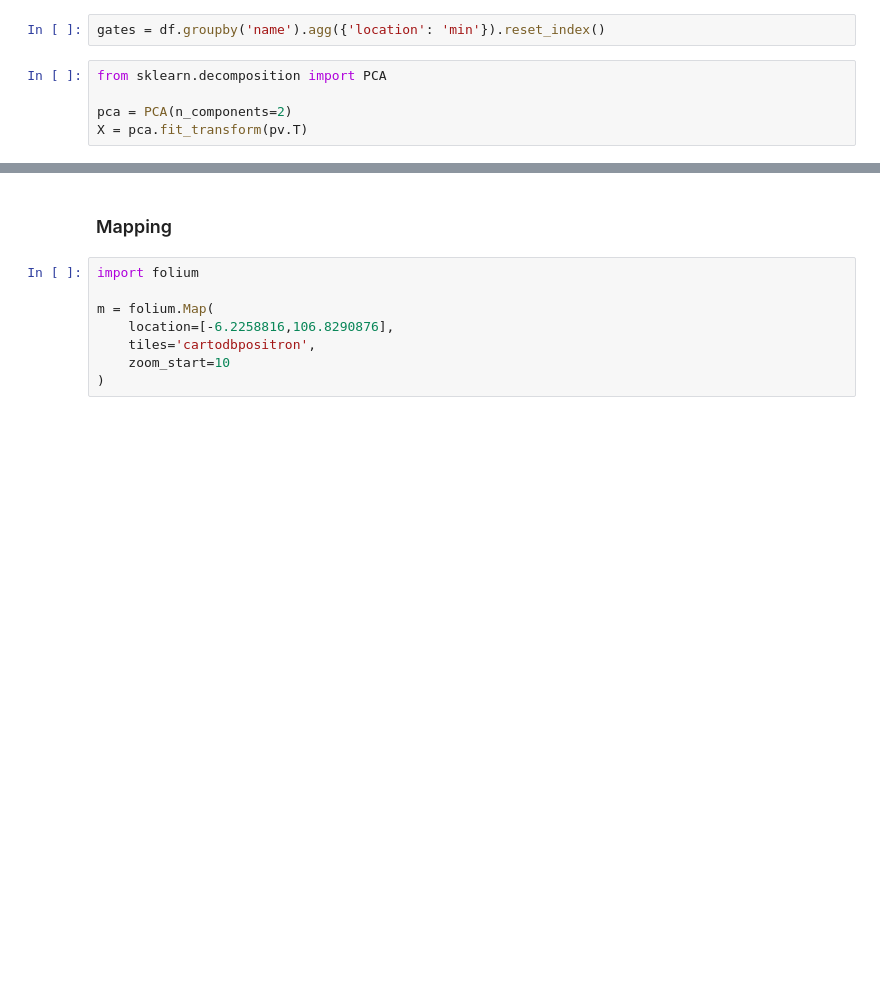
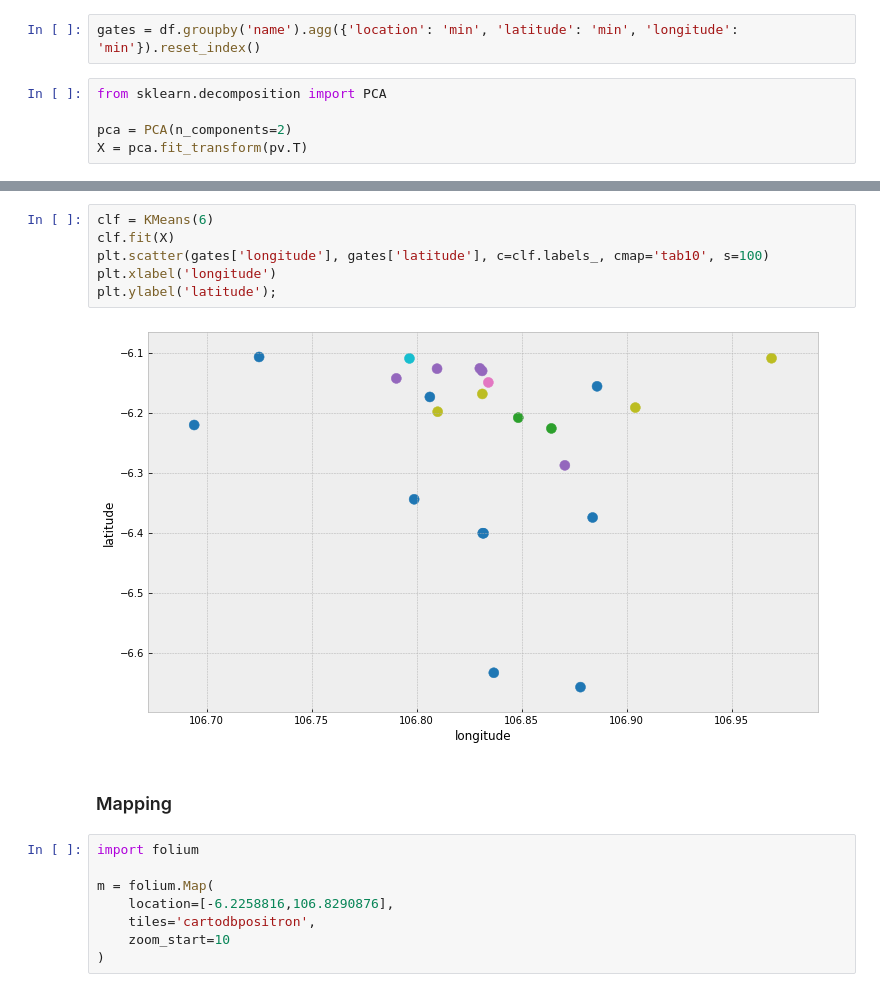
Before and after one commit to aliakbars/banjir-jakarta, a Jupyter notebook: jakarta-water-level-20181029.ipynb, the cells around one changed output, grey strips where cells are left out. Cells and saved outputs as stored; diff of their text form; blank space fills up the shorter version.

```diff
--- a/jakarta-water-level-20181029.ipynb
+++ b/jakarta-water-level-20181029.ipynb
@@ -205,7 +204,7 @@ pv = pv.fillna(pv.median())
 
 Using dimensionalty reduction (PCA), we can show that nearby gates, which should behave similarly, can be clustered.
 # %%
-gates = df.groupby('name').agg({'location': 'min'}).reset_index()
+gates = df.groupby('name').agg({'location': 'min', 'latitude': 'min', 'longitude': 'min'}).reset_index()
 # %%
 from sklearn.decomposition import PCA
 
@@ -234,3 +225,11 @@ https://altair-viz.github.io/user_guide/troubleshooting.html
+# %%
+clf = KMeans(6)
+clf.fit(X)
+plt.scatter(gates['longitude'], gates['latitude'], c=clf.labels_, cmap='tab10', s=100)
+plt.xlabel('longitude')
+plt.ylabel('latitude');
+# %% [output]
+[figure, added]
 # %% [markdown]
 ### Mapping
 # %%
```
Also changed, not shown: parts of 4 cells of this notebook.
